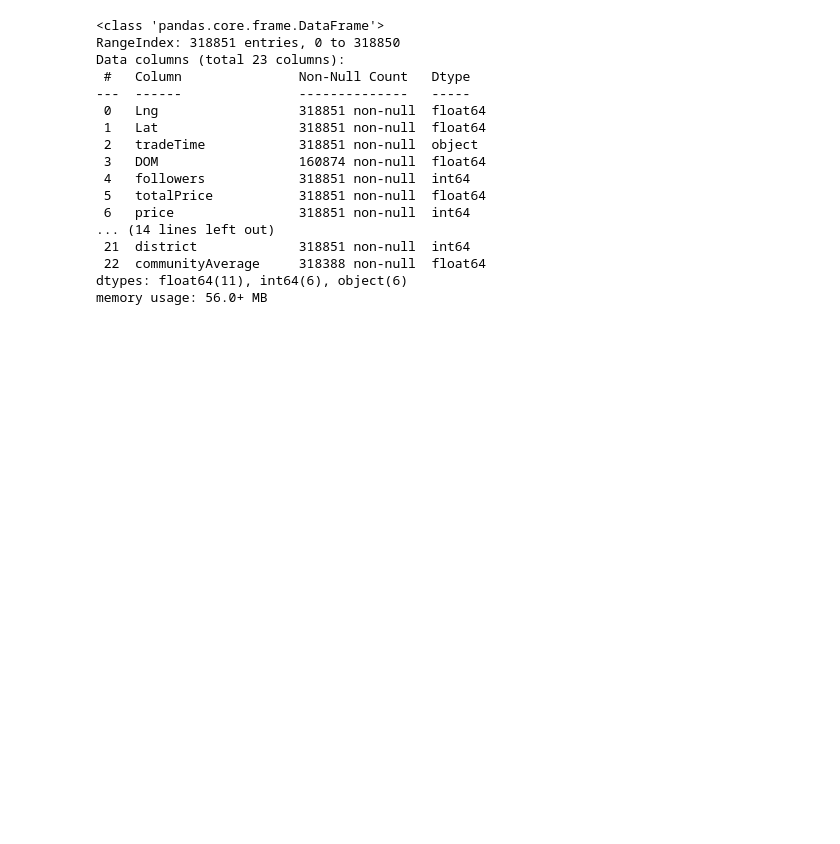
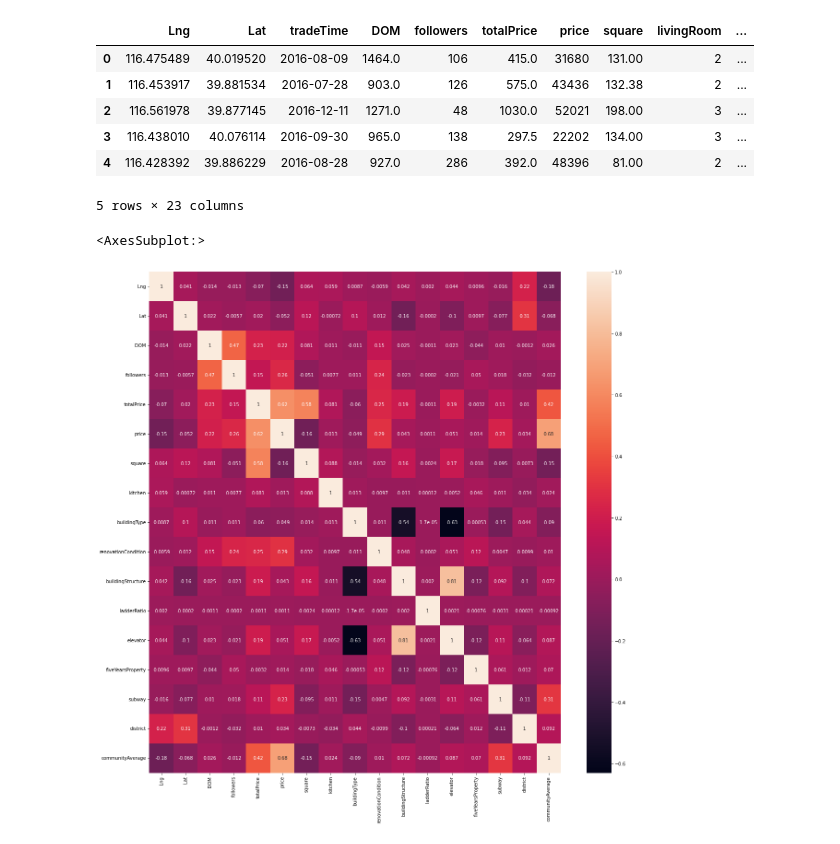
Before and after one commit to fhgr-cds-archive-class-2021/fhgr-3-s-ml-project-group-2, a Jupyter notebook: andre/eda.ipynb, the cells around one changed output. Cells and saved outputs as stored; diff of their text form; code cells hidden in the pictures; blank space fills up the shorter version.

Commit message:
Some explorative data analysis

```diff
--- a/andre/eda.ipynb
+++ b/andre/eda.ipynb
@@ -5,22 +8,18 @@ df = pd.read_csv('../beijing.csv', encoding="iso-8859-1")
 # drop column url from df
 df = df.drop(['url', 'id', 'Cid'], axis=1)
 # %%
-df.info()
+df.head()
 # %% [output]
+|  | Lng | Lat | tradeTime | DOM | followers | totalPrice | price | square | livingRoom | ... |
+| 0 | 116.475489 | 40.019520 | 2016-08-09 | 1464.0 | 106 | 415.0 | 31680 | 131.00 | 2 | ... |
+| 1 | 116.453917 | 39.881534 | 2016-07-28 | 903.0 | 126 | 575.0 | 43436 | 132.38 | 2 | ... |
+| 2 | 116.561978 | 39.877145 | 2016-12-11 | 1271.0 | 48 | 1030.0 | 52021 | 198.00 | 3 | ... |
+| 3 | 116.438010 | 40.076114 | 2016-09-30 | 965.0 | 138 | 297.5 | 22202 | 134.00 | 3 | ... |
+| 4 | 116.428392 | 39.886229 | 2016-08-28 | 927.0 | 286 | 392.0 | 48396 | 81.00 | 2 | ... |
-<class 'pandas.core.frame.DataFrame'>
-RangeIndex: 318851 entries, 0 to 318850
-Data columns (total 23 columns):
- #   Column               Non-Null Count   Dtype
----  ------               --------------   -----
- 0   Lng                  318851 non-null  float64
- 1   Lat                  318851 non-null  float64
- 2   tradeTime            318851 non-null  object
- 3   DOM                  160874 non-null  float64
- 4   followers            318851 non-null  int64
- 5   totalPrice           318851 non-null  float64
- 6   price                318851 non-null  int64
-... (14 lines left out)
- 21  district             318851 non-null  int64
- 22  communityAverage     318388 non-null  float64
-dtypes: float64(11), int64(6), object(6)
-memory usage: 56.0+ MB
+5 rows × 23 columns
+# %%
+plt.figure(figsize=(20, 20))
+sns.heatmap(df.corr(), annot=True)
+# %% [output]
+<AxesSubplot:>
+[figure, added]
```
Also changed, not shown: parts of 5 cells of this notebook, 1 other file.
